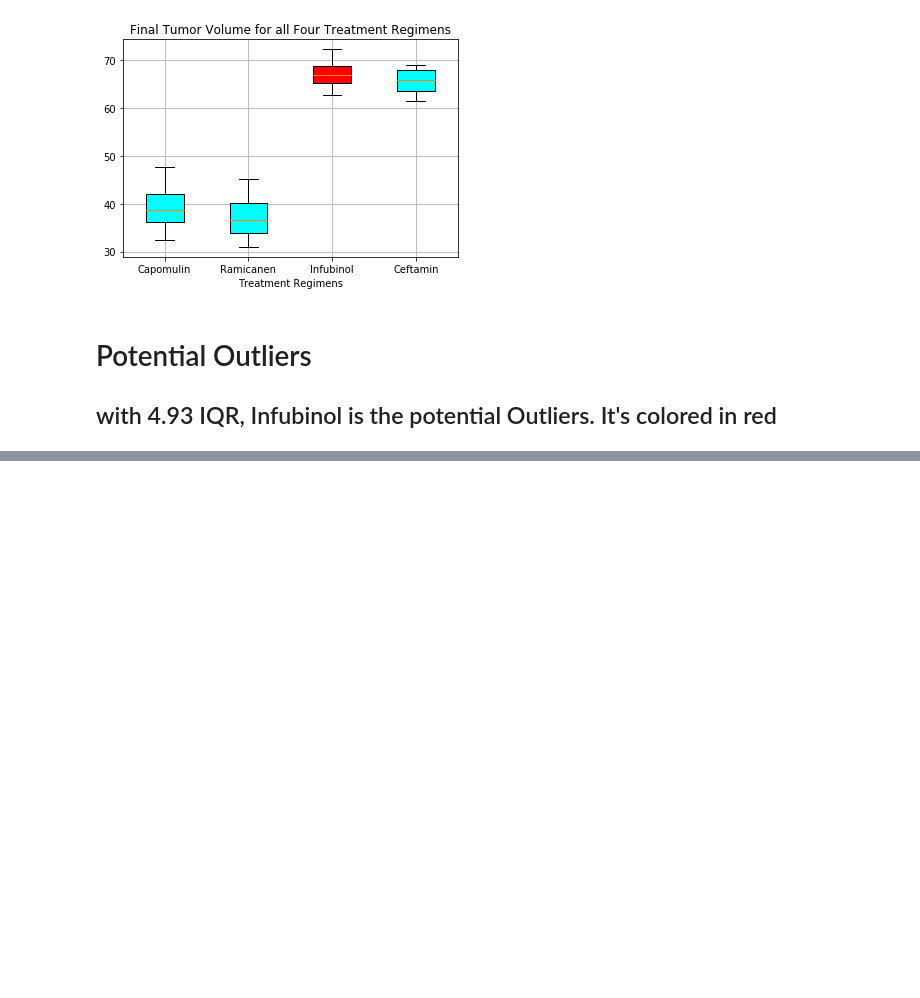
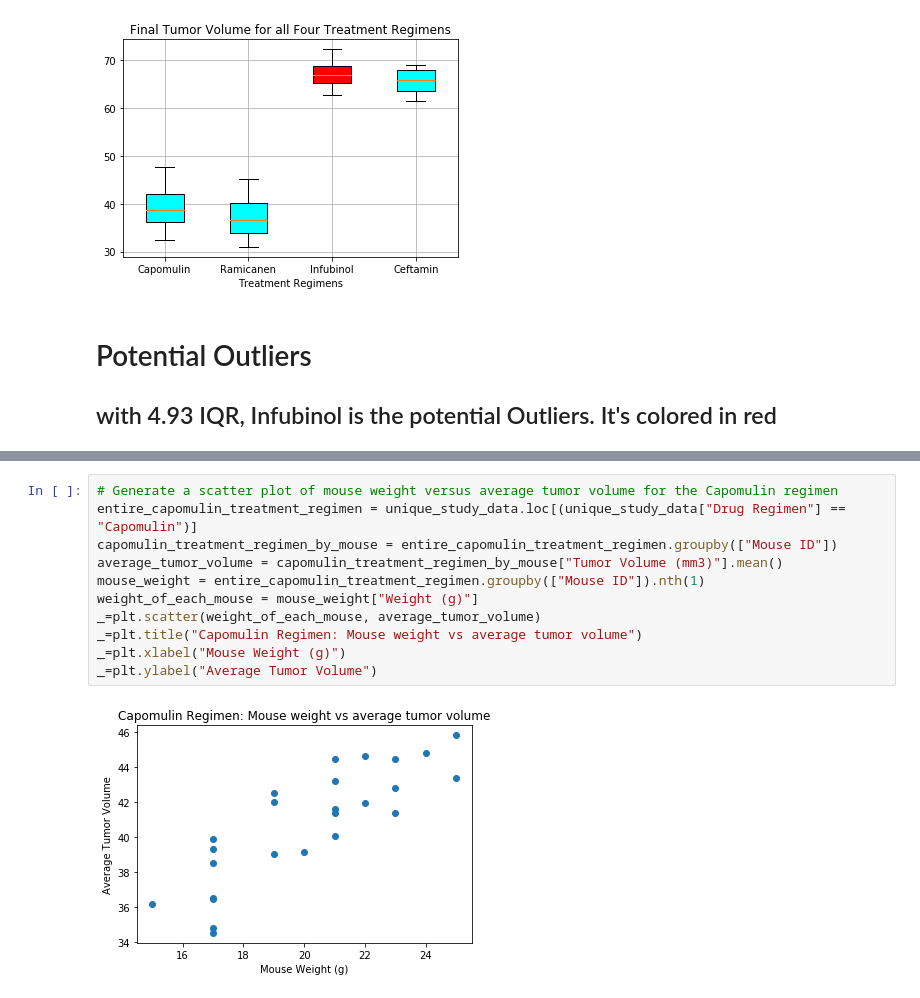
Before and after one commit to kamalnyc17/Pymaceuticals, a Jupyter notebook: pymaceuticals.ipynb, the cells around one changed output, grey strips where cells are left out. Cells and saved outputs as stored; diff of their text form; blank space fills up the shorter version.

Commit message:
completed scattered plot

```diff
--- a/pymaceuticals.ipynb
+++ b/pymaceuticals.ipynb
@@ -278,3 +279,16 @@ _=plt.xlabel("Timepoint")
 _=plt.ylabel("Tumor Volume (mm3)")
 # %% [output]
 [figure]
+# %%
+# Generate a scatter plot of mouse weight versus average tumor volume for the Capomulin regimen
+entire_capomulin_treatment_regimen = unique_study_data.loc[(unique_study_data["Drug Regimen"] == "Capomulin")]
+capomulin_treatment_regimen_by_mouse = entire_capomulin_treatment_regimen.groupby(["Mouse ID"])
+average_tumor_volume = capomulin_treatment_regimen_by_mouse["Tumor Volume (mm3)"].mean()
+mouse_weight = entire_capomulin_treatment_regimen.groupby(["Mouse ID"]).nth(1)
+weight_of_each_mouse = mouse_weight["Weight (g)"]
+_=plt.scatter(weight_of_each_mouse, average_tumor_volume)
+_=plt.title("Capomulin Regimen: Mouse weight vs average tumor volume")
+_=plt.xlabel("Mouse Weight (g)")
+_=plt.ylabel("Average Tumor Volume")
+# %% [output]
+[figure, added]
```
Also changed, not shown: parts of 1 cell of this notebook.
